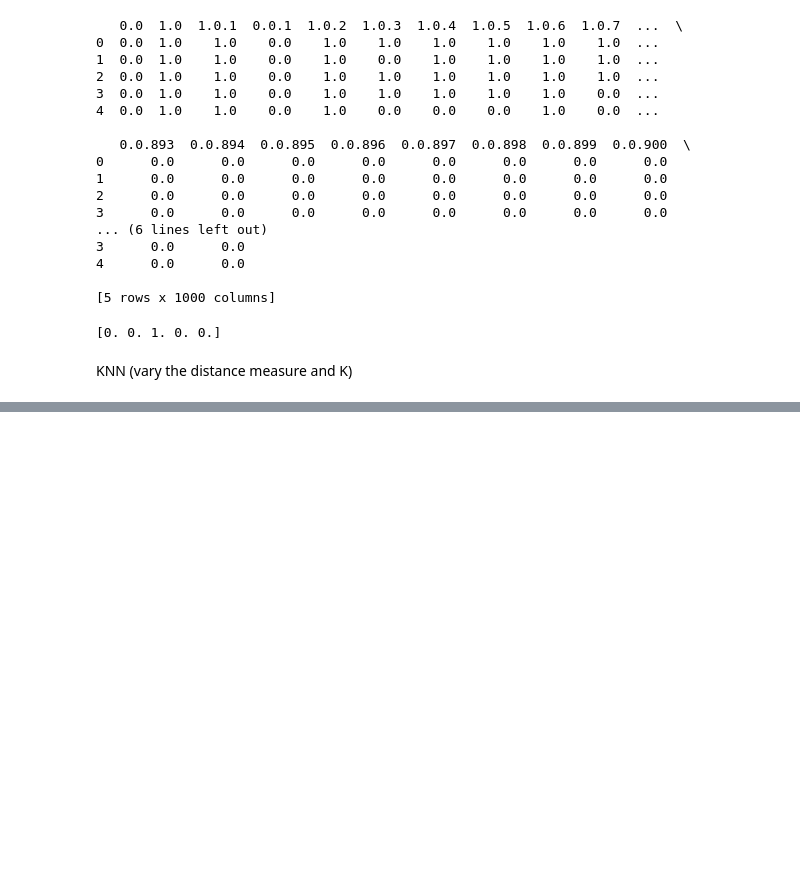
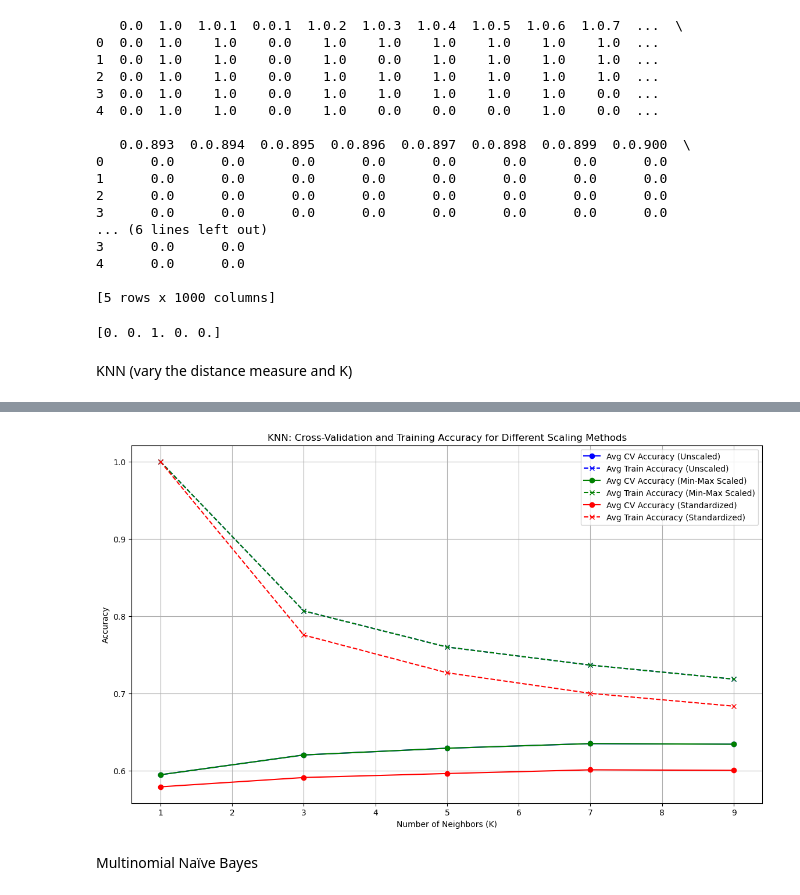
Before and after one commit to mencinas93/IMBM_Machine_Learning, a Jupyter notebook: Homework_3_Code.ipynb, the cells around one changed output, grey strips where cells are left out. Drawn from its saved outputs; the diff is of its cells as text; code cells hidden in the pictures; blank space fills up the shorter version.

```diff
--- a/Homework_3_Code.ipynb
+++ b/Homework_3_Code.ipynb
@@ -454,0 +390,40 @@ plt.show()
+# %%
+k_values = [1, 3, 5, 7, 9]
+
+results = {
+    'Unscaled': {
+        'avg_cv_accuracy': [0.5949, 0.6205, 0.6292, 0.6352, 0.6344],
+        'avg_train_accuracy': [1.0000, 0.8068, 0.7601, 0.7367, 0.7186]
+    },
+    'Min-Max Scaled': {
+        'avg_cv_accuracy': [0.5949, 0.6205, 0.6292, 0.6352, 0.6344],
+        'avg_train_accuracy': [1.0000, 0.8068, 0.7601, 0.7367, 0.7186]
+    },
+    'Standardized': {
+        'avg_cv_accuracy': [0.5793, 0.5913, 0.5965, 0.6013, 0.6006],
+        'avg_train_accuracy': [1.0000, 0.7756, 0.7268, 0.7002, 0.6836]
+    }
+}
+
+
+plt.figure(figsize=(14, 8))
+
+plt.plot(k_values, results['Unscaled']['avg_cv_accuracy'], marker='o', linestyle='-', color='b', label='Avg CV Accuracy (Unscaled)')
+plt.plot(k_values, results['Unscaled']['avg_train_accuracy'], marker='x', linestyle='--', color='b', label='Avg Train Accuracy (Unscaled)')
+
+plt.plot(k_values, results['Min-Max Scaled']['avg_cv_accuracy'], marker='o', linestyle='-', color='g', label='Avg CV Accuracy (Min-Max Scaled)')
+plt.plot(k_values, results['Min-Max Scaled']['avg_train_accuracy'], marker='x', linestyle='--', color='g', label='Avg Train Accuracy (Min-Max Scaled)')
+
+plt.plot(k_values, results['Standardized']['avg_cv_accuracy'], marker='o', linestyle='-', color='r', label='Avg CV Accuracy (Standardized)')
+plt.plot(k_values, results['Standardized']['avg_train_accuracy'], marker='x', linestyle='--', color='r', label='Avg Train Accuracy (Standardized)')
+
+plt.title('KNN: Cross-Validation and Training Accuracy for Different Scaling Methods')
+plt.xlabel('Number of Neighbors (K)')
+plt.ylabel('Accuracy')
+plt.grid(True)
+plt.legend()
+plt.show()
+# %% [output]
+[figure, added]
+# %% [markdown]
+Multinomial Naïve Bayes
```
Also changed, not shown: parts of 15 cells of this notebook.
